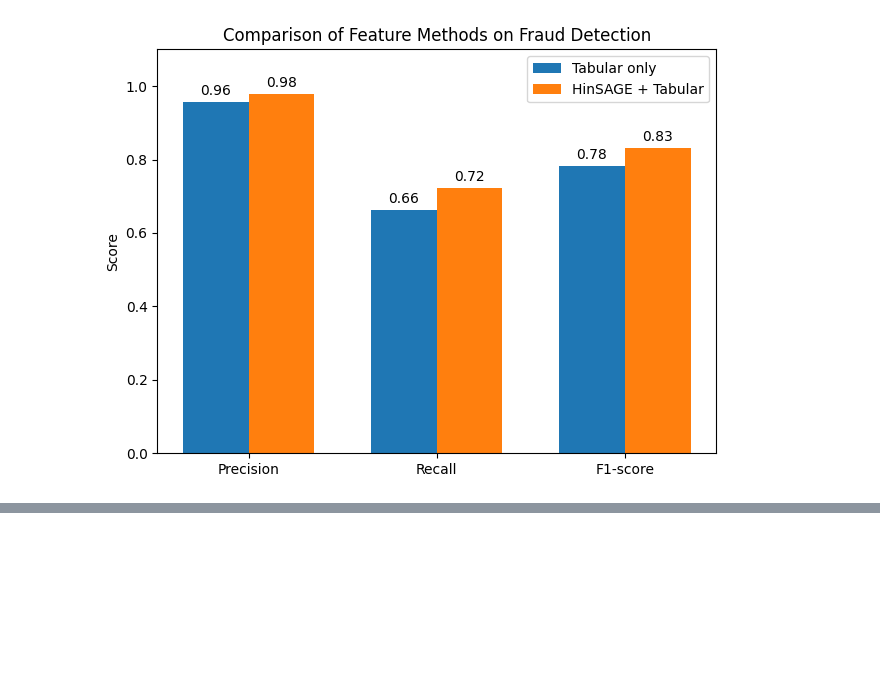
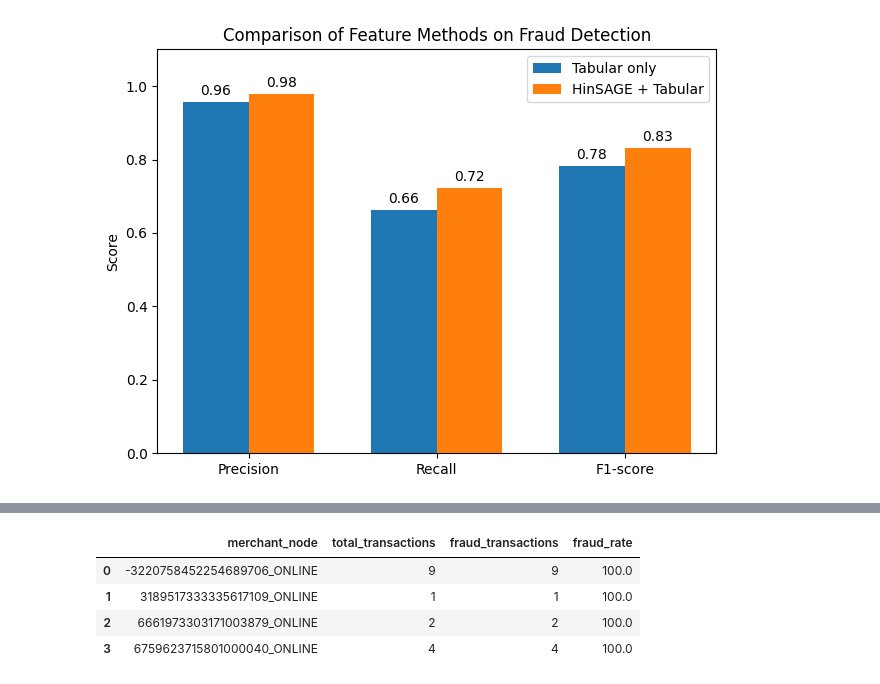
Before and after one commit to duongbk61/graph_ml_fraud, a Jupyter notebook: FusionHinSAGE.ipynb, the cells around one changed output, grey strips where cells are left out. Saved outputs shown, nothing was run; the diff lists cells and outputs as text; code cells hidden in the pictures; blank space fills up the shorter version.

Commit message:
add analys result

```diff
--- a/FusionHinSAGE.ipynb
+++ b/FusionHinSAGE.ipynb
@@ -484,0 +506,32 @@ plt.show()
+# %%
+target_merchants = [
+    '6759623715801000040_ONLINE',
+    '3189517333335617109_ONLINE',
+    '6661973303171003879_ONLINE',
+    '-3220758452254689706_ONLINE'
+]
+
+# Bước 1: Lọc các merchant trong danh sách
+filtered_df = orig_df[orig_df['merchant_node'].isin(target_merchants)].copy()
+
+# Bước 2: Group by merchant và tính toán các chỉ số
+result = (
+    filtered_df
+    .groupby('merchant_node')
+    .agg(
+        total_transactions=('fraud_label', 'size'),           # Tổng số giao dịch
+        fraud_transactions=('fraud_label', 'sum'),           # Số giao dịch fraud (giả sử fraud_label=1 là fraud)
+        fraud_rate=('fraud_label', lambda x: x.mean() * 100) # Tỷ lệ fraud (%)
+    )
+    .reset_index()
+    .sort_values(by='fraud_rate', ascending=False)           # Sắp xếp theo tỷ lệ fraud giảm dần
+)
+
+# In kết quả
+display(result)
+# %% [output]
+|  | merchant_node | total_transactions | fraud_transactions | fraud_rate |
+| 0 | -3220758452254689706_ONLINE | 9 | 9 | 100.0 |
+| 1 | 3189517333335617109_ONLINE | 1 | 1 | 100.0 |
+| 2 | 6661973303171003879_ONLINE | 2 | 2 | 100.0 |
+| 3 | 6759623715801000040_ONLINE | 4 | 4 | 100.0 |
```
Also changed, not shown: parts of 1 cell of this notebook.
